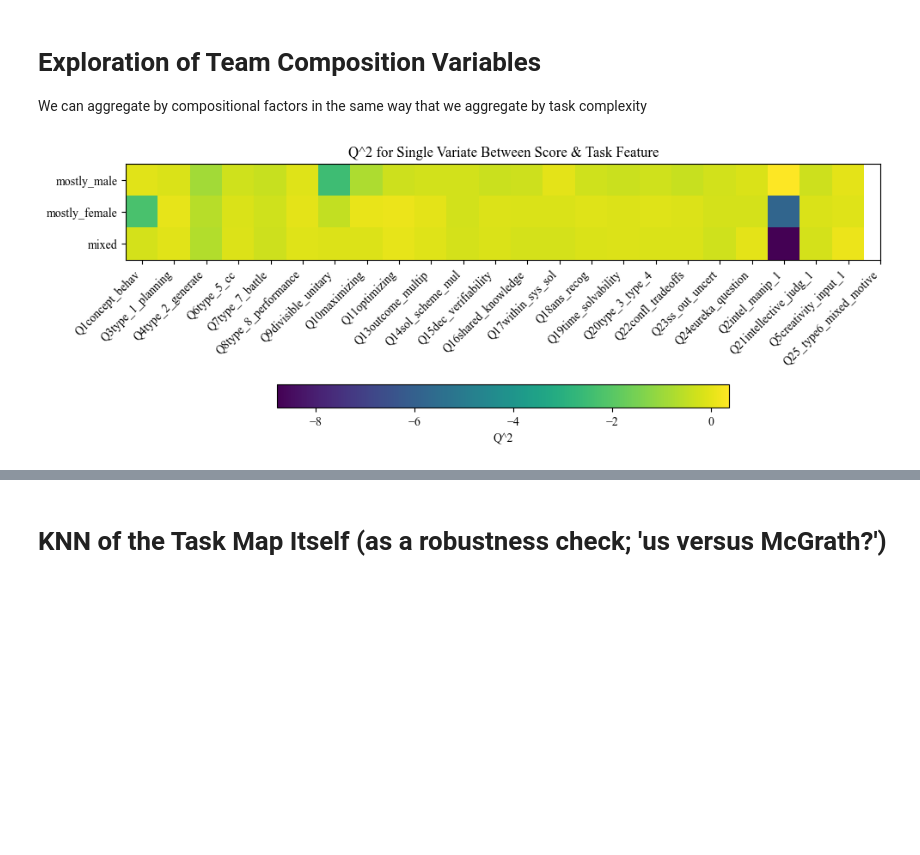
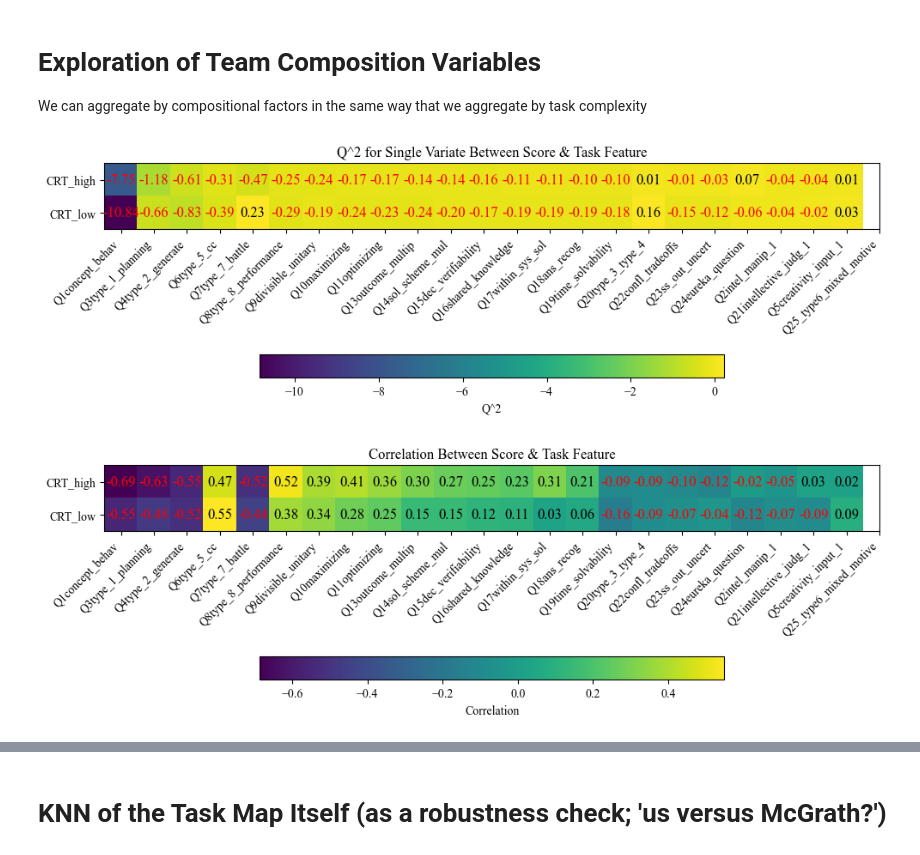
Before and after one commit to xehu/tpm-horse-race-modeling, a Jupyter notebook: task_map_explorations_with_multitask/taskspace_rr_analyses.ipynb, the cells around one changed output, grey strips where cells are left out. Cells and saved outputs as stored; diff of their text form; code cells hidden in the pictures; blank space fills up the shorter version.

Commit message:
most recent task map rr  updates

```diff
--- a/task_map_explorations_with_multitask/taskspace_rr_analyses.ipynb
+++ b/task_map_explorations_with_multitask/taskspace_rr_analyses.ipynb
@@ -579,10 +731,10 @@ Now running models for 23 features...
 # %%
 df_q2_means_for_feature = pd.DataFrame()
-for key in dv_output_dict.keys():
-    means = [np.mean(sublist) for sublist in dv_output_dict[key]]
+for key in dv_output_dict_best.keys():
+    means = [np.mean(sublist) for sublist in dv_output_dict_best[key]]
     df_q2_means_for_feature[key] = means
 
 df_q2_stds_for_feature = pd.DataFrame()
-for key in dv_output_dict.keys():
-    std = [np.std(sublist) for sublist in dv_output_dict[key]]
+for key in dv_output_dict_best.keys():
+    std = [np.std(sublist) for sublist in dv_output_dict_best[key]]
     df_q2_stds_for_feature[key] = std
@@ -625,7 +801,3 @@ plt.yticks(fontsize=24)
 # %% [markdown]
 # Exploration of Team Composition Variables
 We can aggregate by compositional factors in the same way that we aggregate by task complexity
-# %%
-stage_based_data.data["mostly_male"] = np.where(stage_based_data.composition_features["gender_mean"] >= 0.8, 1, 0)
-stage_based_data.data["mostly_female"] = np.where(stage_based_data.composition_features["gender_mean"] <= 0.2, 1, 0)
-stage_based_data.data["mixed"] = np.where((stage_based_data.composition_features["gender_mean"] > 0.2) & (stage_based_data.composition_features["gender_mean"] < 0.8), 1, 0)
@@ -637,18 +804,33 @@ gender_based_data = pd.merge(left = gender_based_data, right = task_map, on = "t
+# %%
+MEAN_CRT_SCORE = stage_based_data.composition_features["CRT_mean"].mean()
+stage_based_data.data["CRT_high"] = np.where(stage_based_data.composition_features["CRT_mean"] >= MEAN_CRT_SCORE, 1, 0)
+stage_based_data.data["CRT_low"] = np.where(stage_based_data.composition_features["CRT_mean"] < MEAN_CRT_SCORE, 1, 0)
+
+dvs = ["score", "gini_coefficient_sum_num_messages", "average_positive_bert"]
+CRT_based_data = stage_based_data.data.groupby(["task_name", "CRT_high", "CRT_low"])[dvs].agg("mean").reset_index()
+CRT_based_data = pd.merge(left = CRT_based_data, right = task_map, on = "task_name", how = "left")
 # %%
-def get_q2_per_gender_composition(dv, dv_label):
+def get_q2_per_CRT_composition(dv, dv_label):
     dv_to_task_q2 = []
-    for gender in ["mostly_male", "mostly_female", "mixed"]:
-        dv_by_task_for_gender = gender_based_data[gender_based_data[gender]==1]
-        within_complexity_arr = []
+    dv_to_task_corr = []
+    for CRT_lvl in ["CRT_high", "CRT_low"]:
+        dv_by_task_for_crt_level = CRT_based_data[CRT_based_data[CRT_lvl]==1]
+        within_crt_arr = []
+        wthin_crt_arr_corr = []
         for col in task_map.drop(["task_name", "Q25_type6_mixed_motive"], axis=1).columns:
-            q2 = get_q2(dv_by_task_for_gender[dv], dv_by_task_for_gender[col])
-            within_complexity_arr.append(q2)
+            q2 = get_q2(dv_by_task_for_crt_level[dv], dv_by_task_for_crt_level[col])
+            within_crt_arr.append(q2)
+            correlation = np.corrcoef(dv_by_task_for_crt_level[dv], dv_by_task_for_crt_level[col])[0][1]
+            wthin_crt_arr_corr.append(correlation)
 
-        dv_to_task_q2.append(within_complexity_arr)
+        dv_to_task_q2.append(within_crt_arr)
+        dv_to_task_corr.append(wthin_crt_arr_corr)
 
-    plot_q2_heatmap(dv_to_task_q2, ["mostly_male", "mostly_female", "mixed"], dv_label)
+    plot_q2_heatmap(dv_to_task_q2, ["CRT_high", "CRT_low"], dv_label)
+    plot_correlation_heatmap(dv_to_task_corr, ["CRT_high", "CRT_low"], dv_label)
 # %%
-get_q2_per_gender_composition(dv="score", dv_label="Score")
+get_q2_per_CRT_composition(dv="score", dv_label="Score")
 # %% [output]
-[figure, old version]
+[figure, new version]
+[figure, added]
 # %%
```
Also changed, not shown: parts of 65 cells of this notebook, 3 other files.
